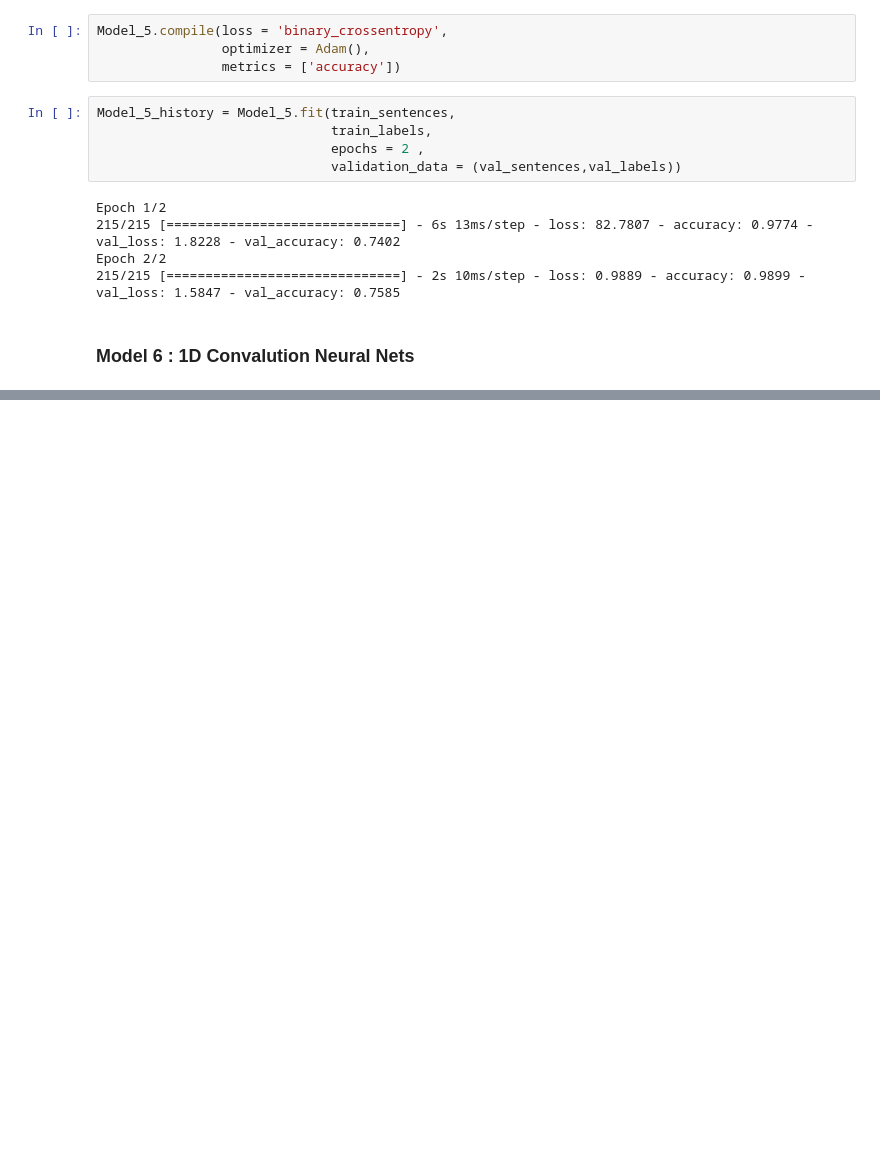
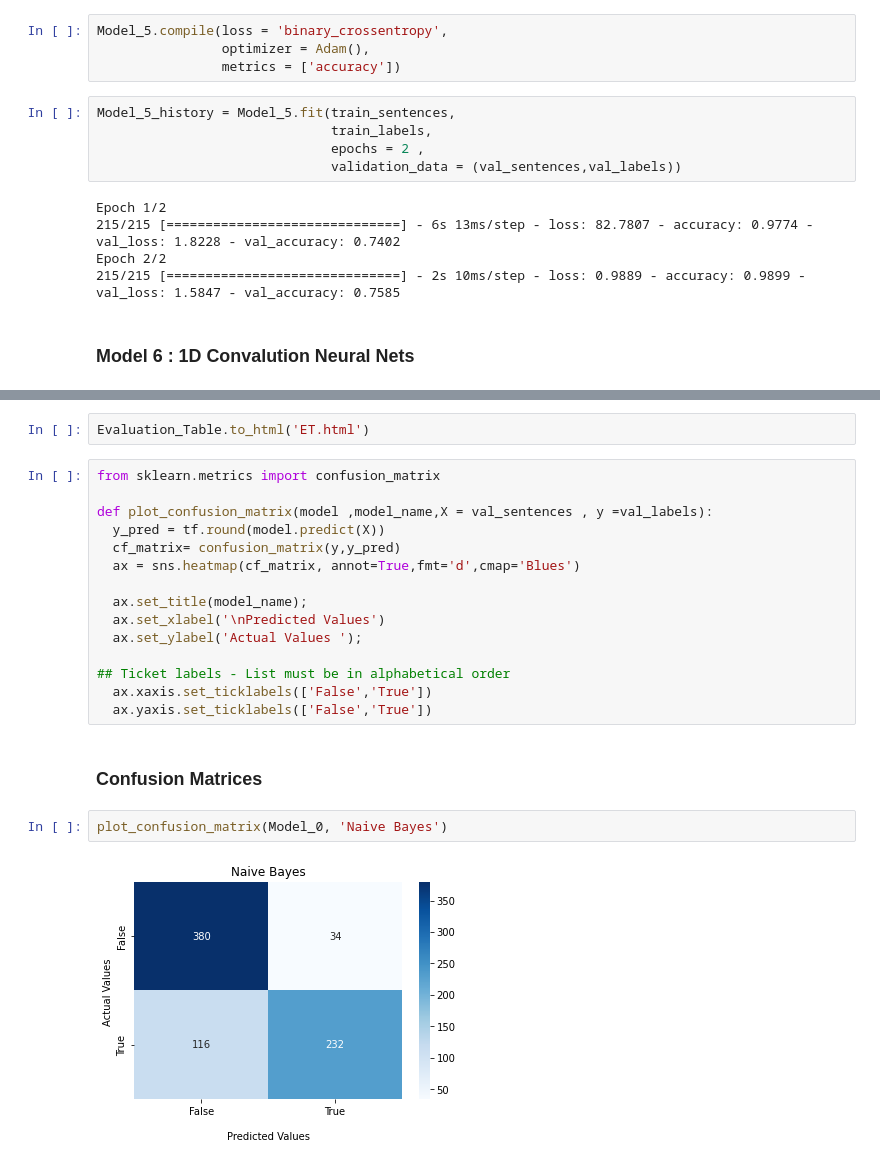
Before and after one commit to Hrithik2212/Disaster-Tweet-Analysis-with-Tensoflow-NLP, a Jupyter notebook: Disaster_Tweet_Analysis.ipynb, the cells around one changed output, grey strips where cells are left out. Drawn from its saved outputs; the diff is of its cells as text; blank space fills up the shorter version.

```diff
--- a/Disaster_Tweet_Analysis.ipynb
+++ b/Disaster_Tweet_Analysis.ipynb
@@ -655,0 +914,23 @@ Epoch 2/2
+# %%
+Evaluation_Table.to_html('ET.html')
+# %%
+from sklearn.metrics import confusion_matrix
+
+def plot_confusion_matrix(model ,model_name,X = val_sentences , y =val_labels):
+  y_pred = tf.round(model.predict(X))
+  cf_matrix= confusion_matrix(y,y_pred)
+  ax = sns.heatmap(cf_matrix, annot=True,fmt='d',cmap='Blues')
+
+  ax.set_title(model_name);
+  ax.set_xlabel('\nPredicted Values')
+  ax.set_ylabel('Actual Values ');
+
+## Ticket labels - List must be in alphabetical order
+  ax.xaxis.set_ticklabels(['False','True'])
+  ax.yaxis.set_ticklabels(['False','True'])
+# %% [markdown]
+### Confusion Matrices
+# %%
+plot_confusion_matrix(Model_0, 'Naive Bayes')
+# %% [output]
+[figure, added]
```
Also changed, not shown: parts of 30 cells of this notebook.
